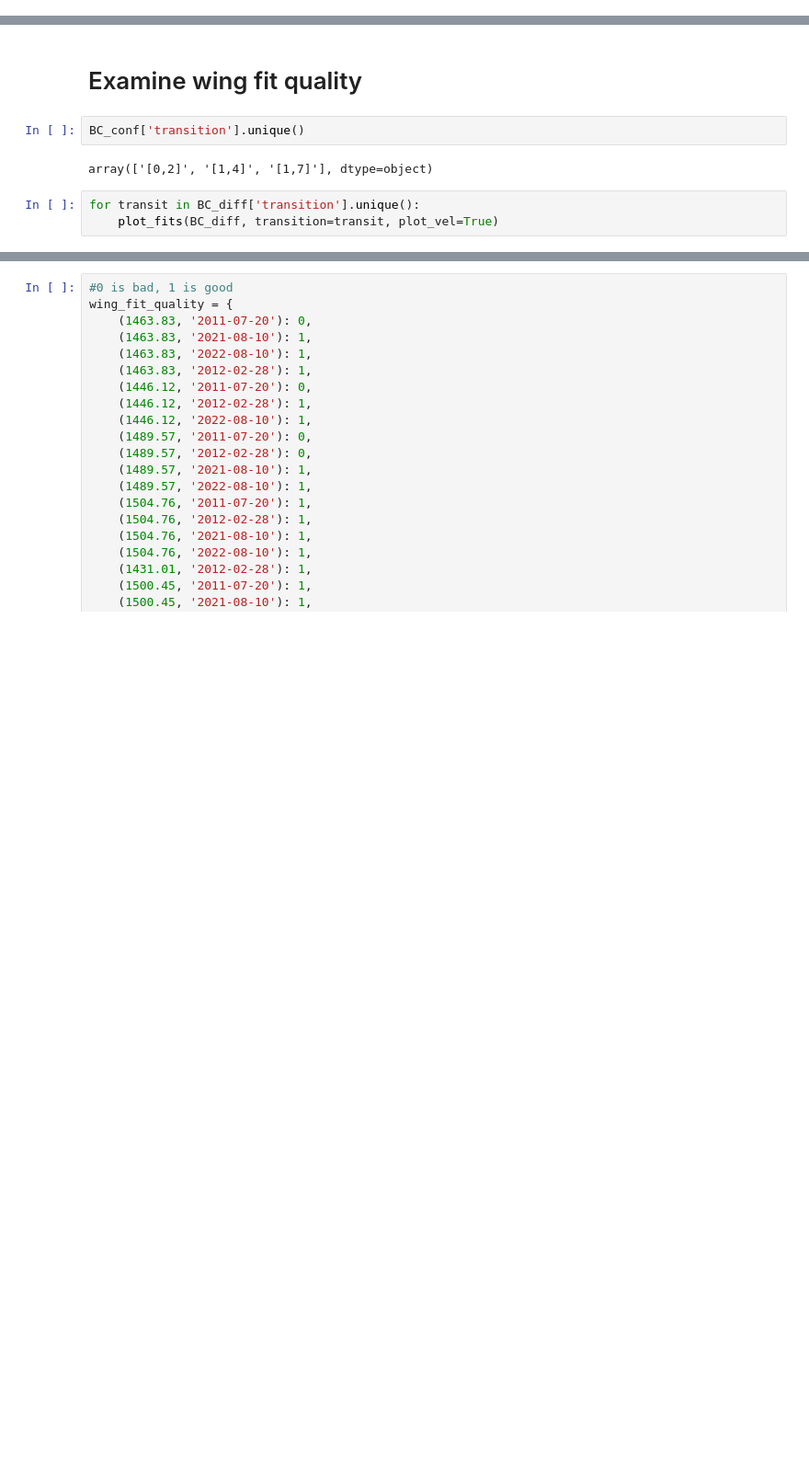
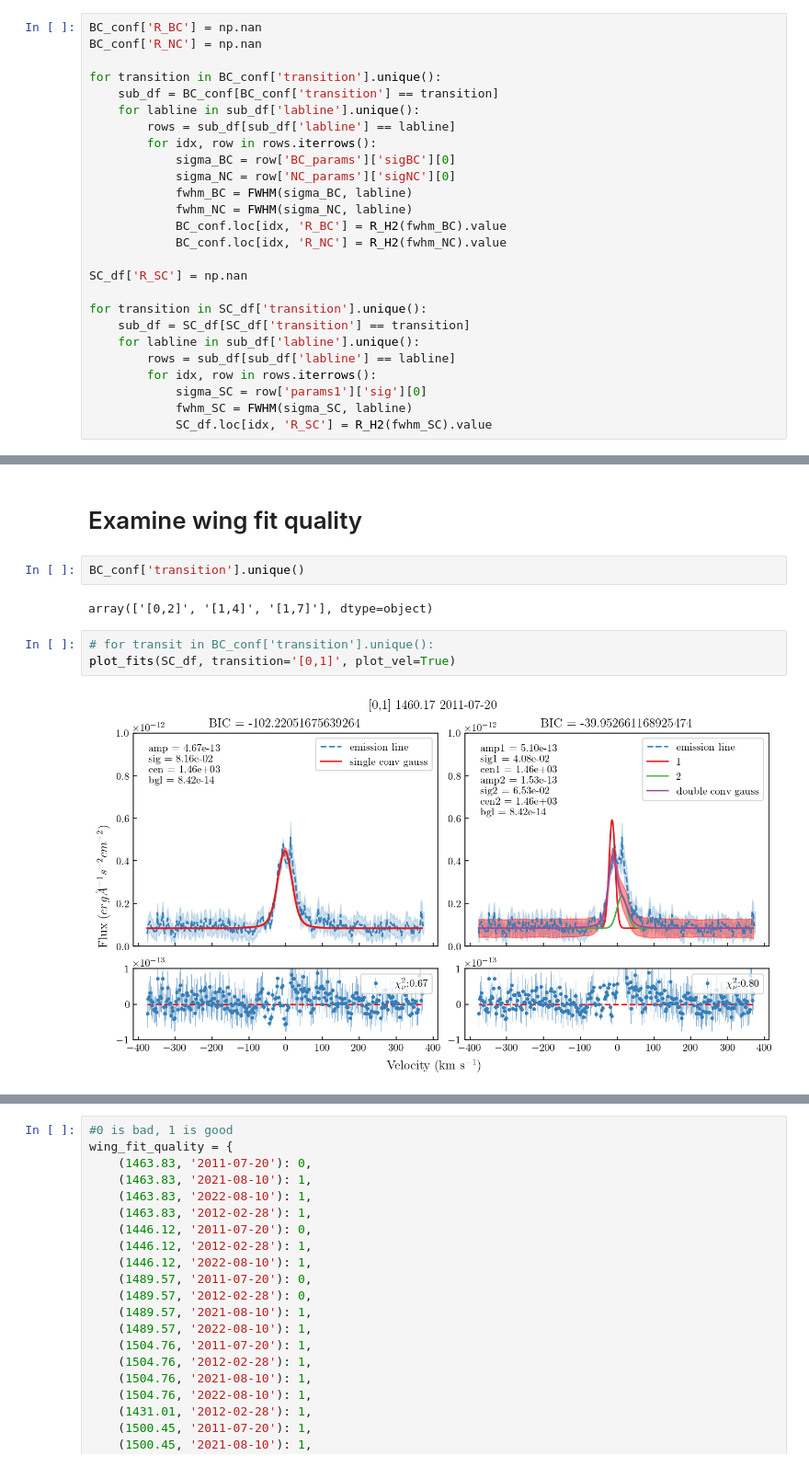
Before and after one commit to PK0207/scripts_by_me, a Jupyter notebook: research24/component_analysis.ipynb, the cells around one changed output, grey strips where cells are left out. Shown at 92% size. Cells and saved outputs as stored; diff of their text form; blank space fills up the shorter version.

```diff
--- a/research24/component_analysis.ipynb
+++ b/research24/component_analysis.ipynb
@@ -653,0 +630,26 @@ for transition in BC_conf['transition'].unique():
+# %%
+BC_conf['R_BC'] = np.nan
+BC_conf['R_NC'] = np.nan
+
+for transition in BC_conf['transition'].unique():
+    sub_df = BC_conf[BC_conf['transition'] == transition]
+    for labline in sub_df['labline'].unique():
+        rows = sub_df[sub_df['labline'] == labline]
+        for idx, row in rows.iterrows():
+            sigma_BC = row['BC_params']['sigBC'][0]
+            sigma_NC = row['NC_params']['sigNC'][0]
+            fwhm_BC = FWHM(sigma_BC, labline)
+            fwhm_NC = FWHM(sigma_NC, labline)
+            BC_conf.loc[idx, 'R_BC'] = R_H2(fwhm_BC).value
+            BC_conf.loc[idx, 'R_NC'] = R_H2(fwhm_NC).value
+
+SC_df['R_SC'] = np.nan
+
+for transition in SC_df['transition'].unique():
+    sub_df = SC_df[SC_df['transition'] == transition]
+    for labline in sub_df['labline'].unique():
+        rows = sub_df[sub_df['labline'] == labline]
+        for idx, row in rows.iterrows():
+            sigma_SC = row['params1']['sig'][0]
+            fwhm_SC = FWHM(sigma_SC, labline)
+            SC_df.loc[idx, 'R_SC'] = R_H2(fwhm_SC).value
@@ -658,5 +725,7 @@ BC_conf['transition'].unique()
 # %% [output]
 array(['[0,2]', '[1,4]', '[1,7]'], dtype=object)
 # %%
-for transit in BC_diff['transition'].unique():
-    plot_fits(BC_diff, transition=transit, plot_vel=True)
+# for transit in BC_conf['transition'].unique():
+plot_fits(SC_df, transition='[0,1]', plot_vel=True)
+# %% [output]
+[figure, added]
```
Also changed, not shown: parts of 8 cells of this notebook, 1 other file.
